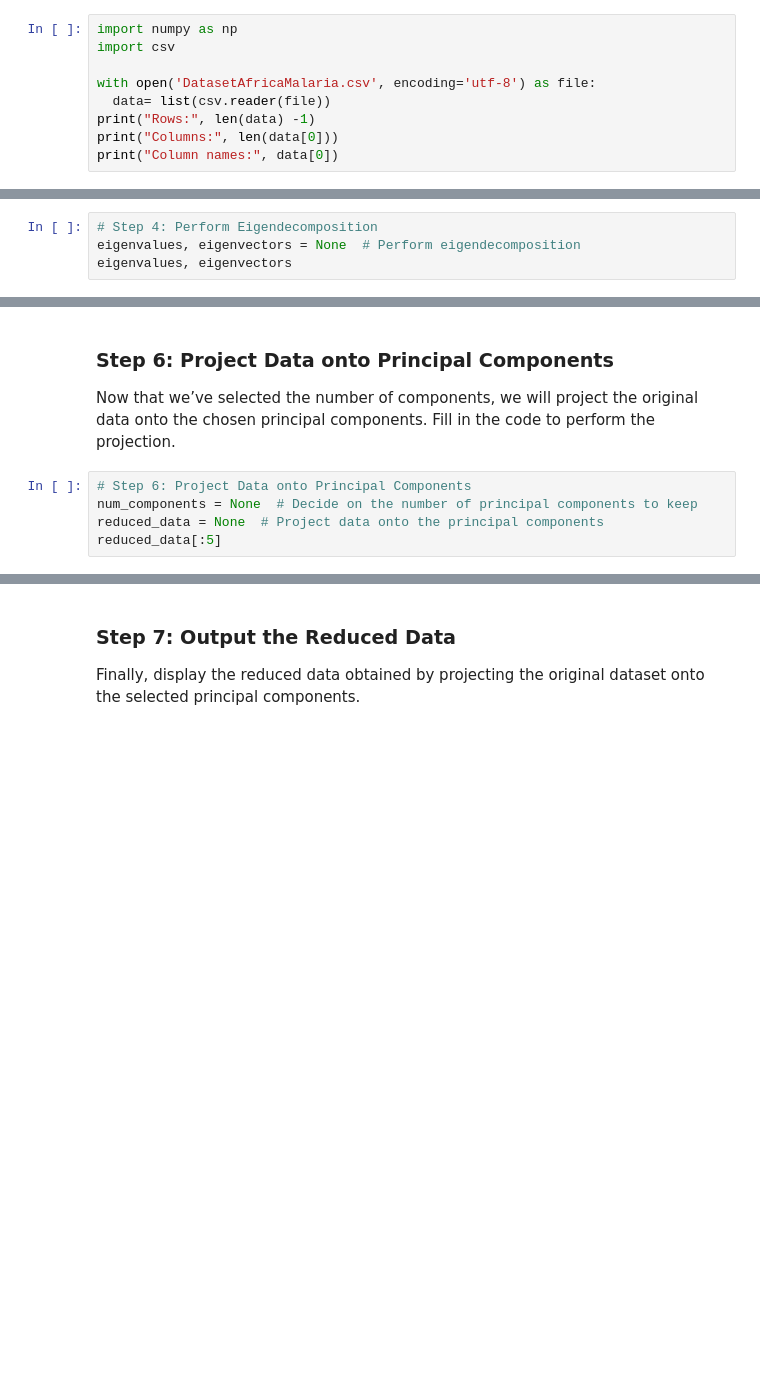
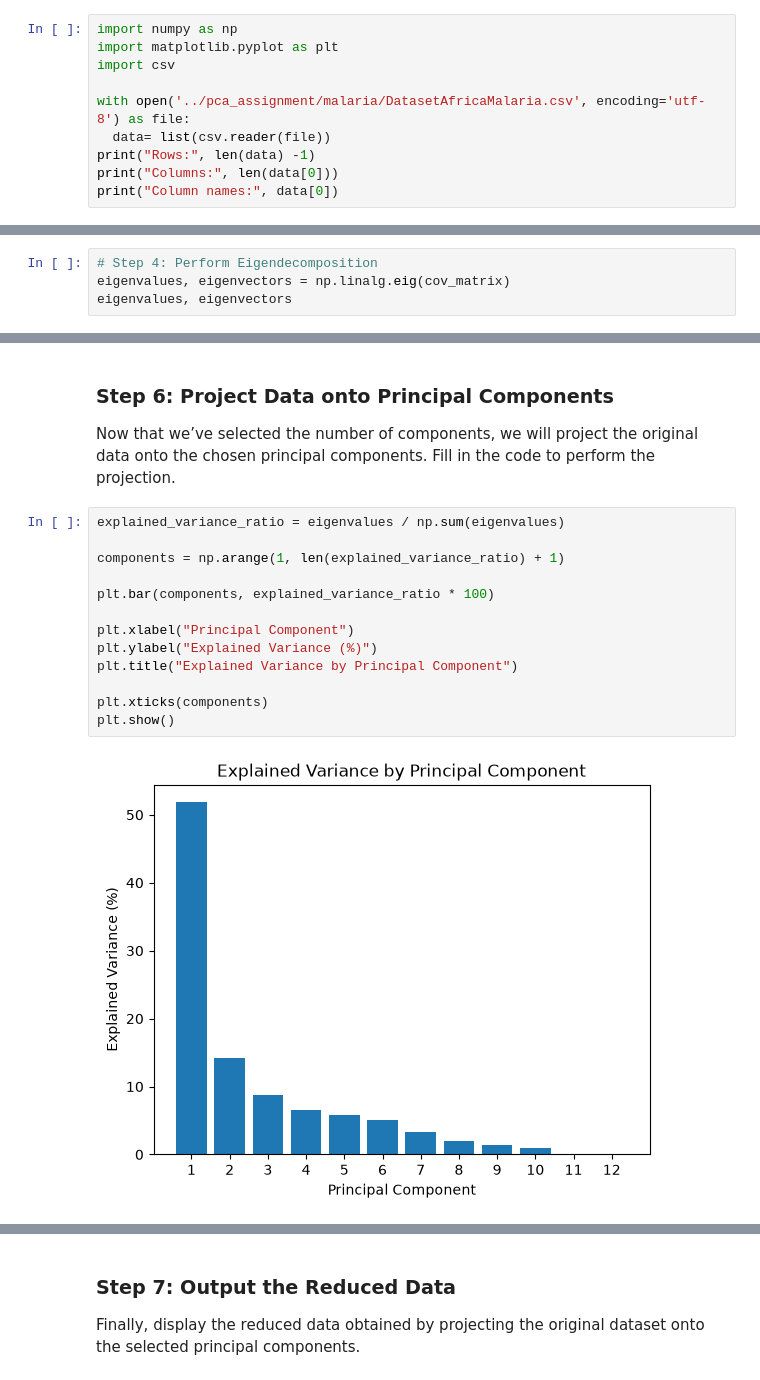
Before and after one commit to Eelaf-Adam/PCA_PAIR_TEAM-_4-, a Jupyter notebook: Template_PCA_Formative_1[PCA_PAIR_TEAM__4_].ipynb, the cells around one changed output, grey strips where cells are left out. Cells and saved outputs as stored; diff of their text form; blank space fills up the shorter version.

Commit message:
feat: perform the eigedecomposition and reduce the principal components

```diff
--- a/Template_PCA_Formative_1[PCA_PAIR_TEAM__4_].ipynb
+++ b/Template_PCA_Formative_1[PCA_PAIR_TEAM__4_].ipynb
@@ -13,9 +13,10 @@ This notebook will guide you through the implementation of Principal Component A
 Step 0: Load the Dataset
 # %%
 import numpy as np
+import matplotlib.pyplot as plt
 import csv
 
-with open('DatasetAfricaMalaria.csv', encoding='utf-8') as file:
+with open('../pca_assignment/malaria/DatasetAfricaMalaria.csv', encoding='utf-8') as file:
   data= list(csv.reader(file))
 print("Rows:", len(data) -1)
 print("Columns:", len(data[0]))
@@ -124,5 +125,5 @@ Eigendecomposition of the covariance matrix will give us the eigenvalues and eig
 Fill in the code to compute the eigenvalues and eigenvectors of the covariance matrix.
 # %%
 # Step 4: Perform Eigendecomposition
-eigenvalues, eigenvectors = None  # Perform eigendecomposition
+eigenvalues, eigenvectors = np.linalg.eig(cov_matrix)
 eigenvalues, eigenvectors
@@ -141,8 +186,18 @@ sorted_eigenvectors
 ### Step 6: Project Data onto Principal Components
 Now that we’ve selected the number of components, we will project the original data onto the chosen principal components.
 Fill in the code to perform the projection.
-# %%
-# Step 6: Project Data onto Principal Components
-num_components = None  # Decide on the number of principal components to keep
-reduced_data = None  # Project data onto the principal components
-reduced_data[:5]
+# %%
+explained_variance_ratio = eigenvalues / np.sum(eigenvalues)
+
+components = np.arange(1, len(explained_variance_ratio) + 1)
+
+plt.bar(components, explained_variance_ratio * 100)
+
+plt.xlabel("Principal Component")
+plt.ylabel("Explained Variance (%)")
+plt.title("Explained Variance by Principal Component")
+
+plt.xticks(components)
+plt.show()
+# %% [output]
+[figure, added]
```
Also changed, not shown: parts of 6 cells of this notebook.
